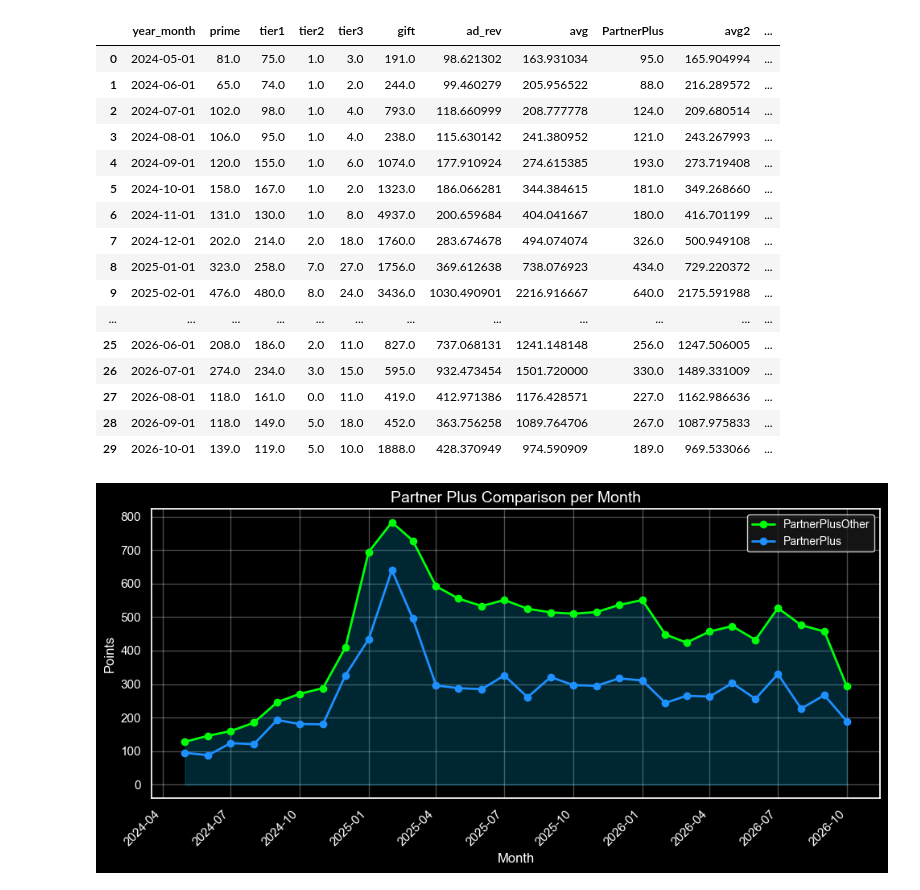
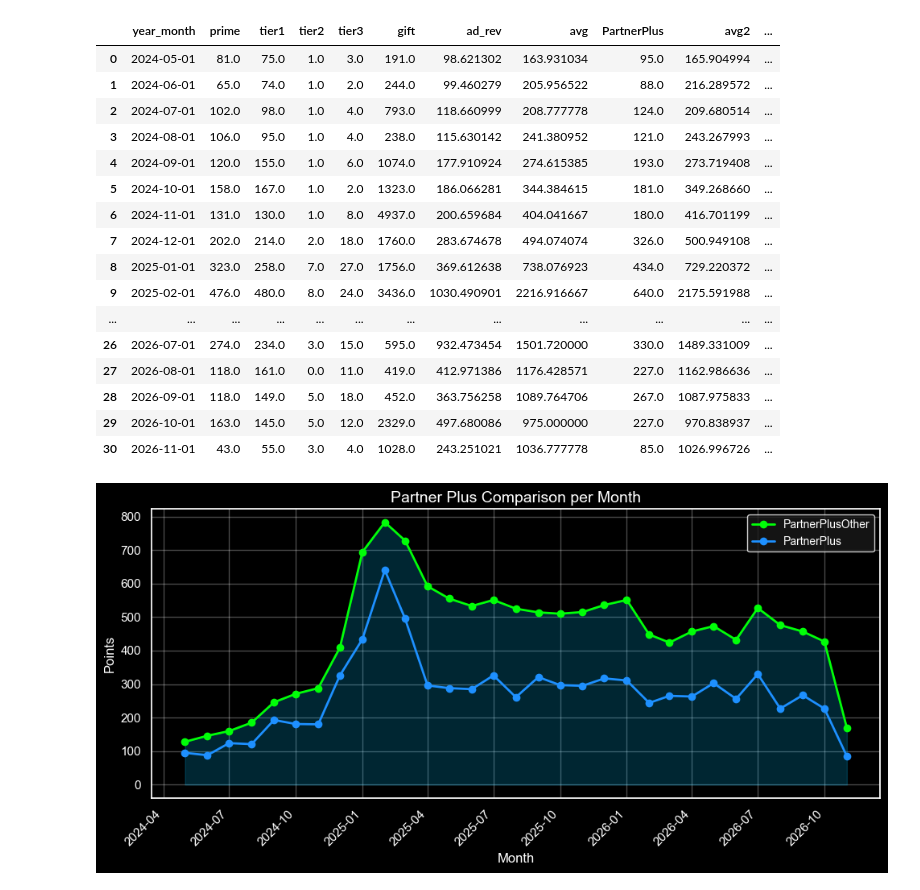
Before and after one commit to balintkardos/ChatlogDorozea, a Jupyter notebook: months.ipynb, the cells around one changed output. Cells and saved outputs as stored; diff of their text form; code cells hidden in the pictures.

```diff
--- a/months.ipynb
+++ b/months.ipynb
@@ -335,25 +335,25 @@ monthly_data
 # %%
-monthly_data["PartnerPlusOther"] = [128, 146, 160, 185, 246, 271, 288, 409, 694, 783, 728, 592, 555, 533, 551, 525, 514, 510, 515, 536, 551, 448, 424, 457, 473, 432, 527, 476, 457, 293]
+monthly_data["PartnerPlusOther"] = [128, 146, 160, 185, 246, 271, 288, 409, 694, 783, 728, 592, 555, 533, 551, 525, 514, 510, 515, 536, 551, 448, 424, 457, 473, 432, 527, 476, 457, 427, 169]
 monthly_data
 #https://twitch-tools.rootonline.de/plusPoints_stats.php?channel_id=634606699
 # %% [output]
 |  | year_month | prime | tier1 | tier2 | tier3 | gift | ad_rev | avg | PartnerPlus | avg2 | ... |
 | 0 | 2024-05-01 | 81.0 | 75.0 | 1.0 | 3.0 | 191.0 | 98.621302 | 163.931034 | 95.0 | 165.904994 | ... |
 | 1 | 2024-06-01 | 65.0 | 74.0 | 1.0 | 2.0 | 244.0 | 99.460279 | 205.956522 | 88.0 | 216.289572 | ... |
 | 2 | 2024-07-01 | 102.0 | 98.0 | 1.0 | 4.0 | 793.0 | 118.660999 | 208.777778 | 124.0 | 209.680514 | ... |
 | 3 | 2024-08-01 | 106.0 | 95.0 | 1.0 | 4.0 | 238.0 | 115.630142 | 241.380952 | 121.0 | 243.267993 | ... |
 | 4 | 2024-09-01 | 120.0 | 155.0 | 1.0 | 6.0 | 1074.0 | 177.910924 | 274.615385 | 193.0 | 273.719408 | ... |
 | 5 | 2024-10-01 | 158.0 | 167.0 | 1.0 | 2.0 | 1323.0 | 186.066281 | 344.384615 | 181.0 | 349.268660 | ... |
 | 6 | 2024-11-01 | 131.0 | 130.0 | 1.0 | 8.0 | 4937.0 | 200.659684 | 404.041667 | 180.0 | 416.701199 | ... |
 | 7 | 2024-12-01 | 202.0 | 214.0 | 2.0 | 18.0 | 1760.0 | 283.674678 | 494.074074 | 326.0 | 500.949108 | ... |
 | 8 | 2025-01-01 | 323.0 | 258.0 | 7.0 | 27.0 | 1756.0 | 369.612638 | 738.076923 | 434.0 | 729.220372 | ... |
 | 9 | 2025-02-01 | 476.0 | 480.0 | 8.0 | 24.0 | 3436.0 | 1030.490901 | 2216.916667 | 640.0 | 2175.591988 | ... |
 | ... | ... | ... | ... | ... | ... | ... | ... | ... | ... | ... | ... |
-| 25 | 2026-06-01 | 208.0 | 186.0 | 2.0 | 11.0 | 827.0 | 737.068131 | 1241.148148 | 256.0 | 1247.506005 | ... |
 | 26 | 2026-07-01 | 274.0 | 234.0 | 3.0 | 15.0 | 595.0 | 932.473454 | 1501.720000 | 330.0 | 1489.331009 | ... |
 | 27 | 2026-08-01 | 118.0 | 161.0 | 0.0 | 11.0 | 419.0 | 412.971386 | 1176.428571 | 227.0 | 1162.986636 | ... |
 | 28 | 2026-09-01 | 118.0 | 149.0 | 5.0 | 18.0 | 452.0 | 363.756258 | 1089.764706 | 267.0 | 1087.975833 | ... |
-| 29 | 2026-10-01 | 139.0 | 119.0 | 5.0 | 10.0 | 1888.0 | 428.370949 | 974.590909 | 189.0 | 969.533066 | ... |
+| 29 | 2026-10-01 | 163.0 | 145.0 | 5.0 | 12.0 | 2329.0 | 497.680086 | 975.000000 | 227.0 | 970.838937 | ... |
+| 30 | 2026-11-01 | 43.0 | 55.0 | 3.0 | 4.0 | 1028.0 | 243.251021 | 1036.777778 | 85.0 | 1026.996726 | ... |
 # %%
 import matplotlib.pyplot as plt
 import pandas as pd
@@ -388,7 +388,7 @@ plt.xticks(rotation=45, ha="right")
 plt.tight_layout()
 plt.show()
 # %% [output]
-[figure, old version]
+[figure, new version]
 # %%
 monthly_data["PartnerPlusError"] = (
     abs(monthly_data["PartnerPlusOther"] - monthly_data["PartnerPlus"])
```
Also changed, not shown: parts of 7 cells of this notebook, 4 other files.
